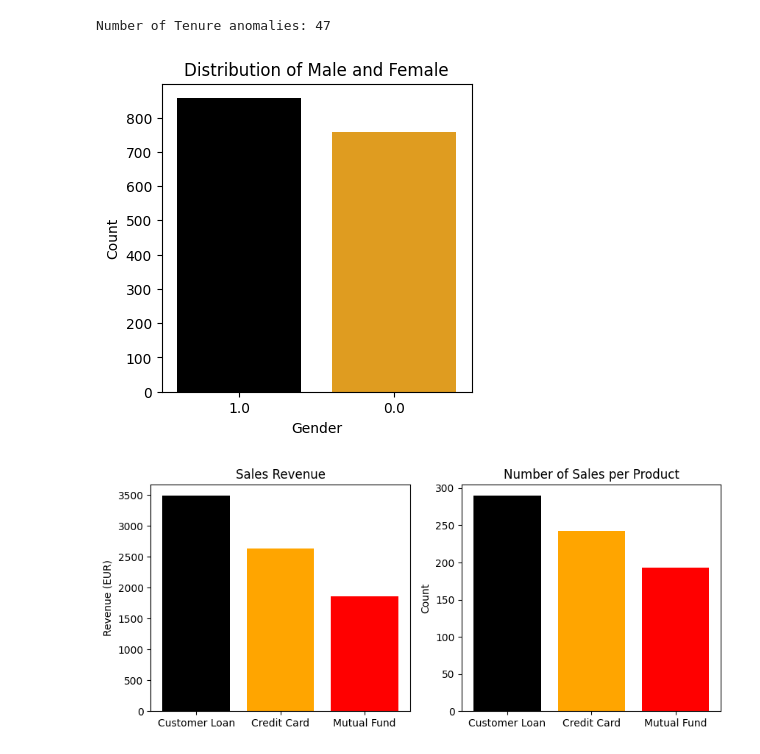
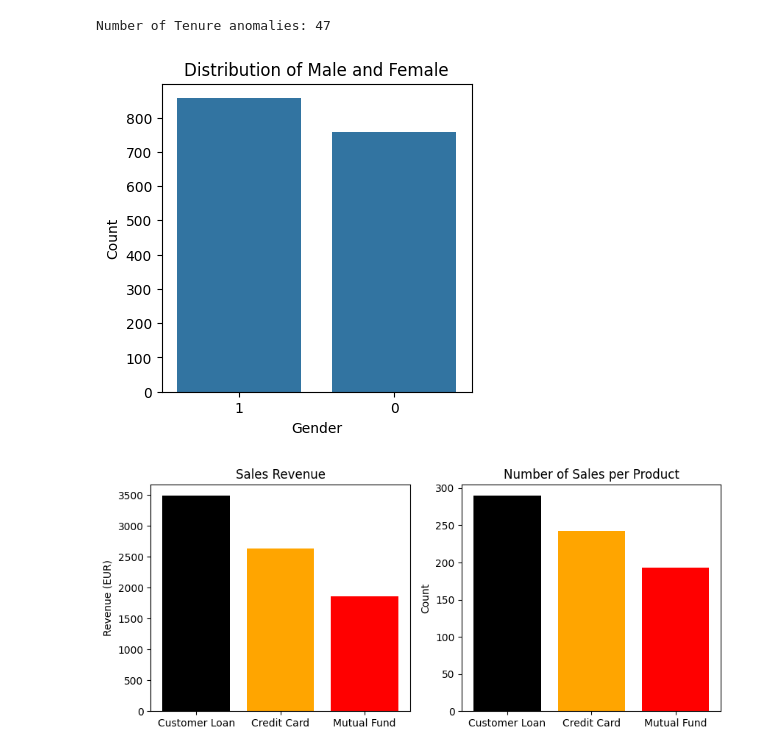
Before and after one commit to JonathanRabbi/DataSciencecase_Bank_Marketing, a Jupyter notebook: Training_Dataset.ipynb, the cells around one changed output. Cells and saved outputs as stored; diff of their text form; code cells hidden in the pictures.

```diff
--- a/Training_Dataset.ipynb
+++ b/Training_Dataset.ipynb
@@ -48,13 +48,12 @@ duplicate_rows = df_merge.duplicated().sum()
 print('Total number of duplicate rows:',duplicate_rows)
 # %% [output]
 Total number of duplicate rows: 0
-# %%
-# Create dummy variables for Sex
-sex_mapping = {'M': 1, 'F': 0}
-df_merge['Sex'] = df_merge['Sex'].replace(sex_mapping)
 # %%
 # Replace missing values with 0
 df_merge = df_merge.replace(np.nan,0)
+# %%
+# Create dummy variables for Sex
+df_merge['Sex'] = df_merge['Sex'].replace({'M': 1, 'F': 0}).astype(int)
 # %%
 df_merge[df_merge.columns].info()
 # %% [output]
@@ -159,21 +158,22 @@ df_merge.to_excel(output_excel_path, index=False)
 # %%
 ''' Gender: Review gender distribution'''
 
+# Ignore warnings
 warnings.filterwarnings("ignore")
 
+# Convert 'Sex' to string type
 df_merge['Sex'] = df_merge['Sex'].astype(str)
 
+# Create a count plot
 plt.figure(figsize=(4, 4))
-
-
-sns.countplot(x='Sex', data=df_merge, palette={'0.0': 'orange', '1.0': 'black'})
+sns.countplot(x='Sex', data=df_merge)
 
 plt.xlabel('Gender')
 plt.ylabel('Count')
 plt.title('Distribution of Male and Female')
 plt.show()
 # %% [output]
-[figure, old version]
+[figure, new version]
 # %%
 ''' Sales Revenue: Compare the sales revenue per product '''
 
```
Also changed, not shown: parts of 9 cells of this notebook, 4 other files.
